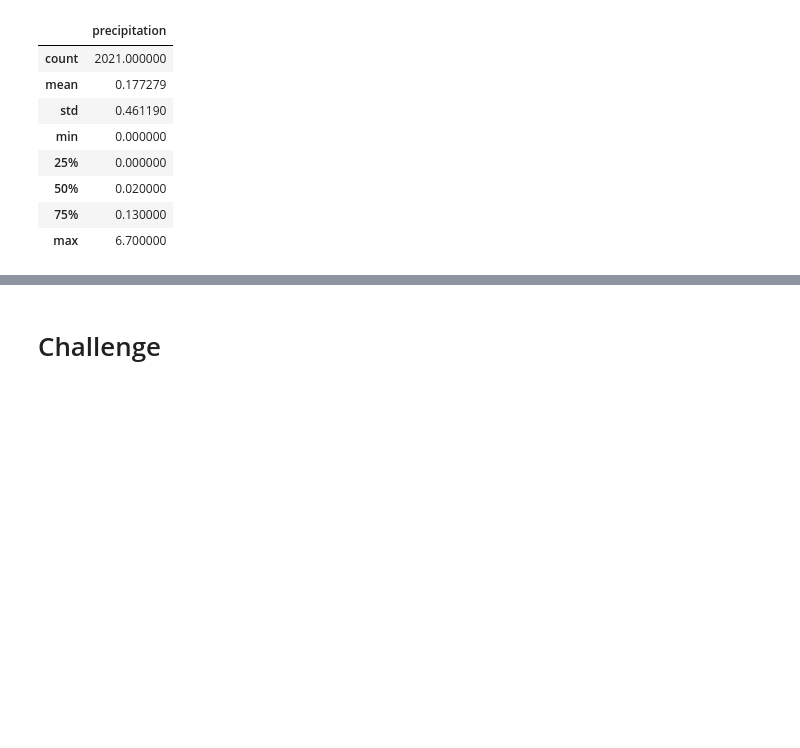
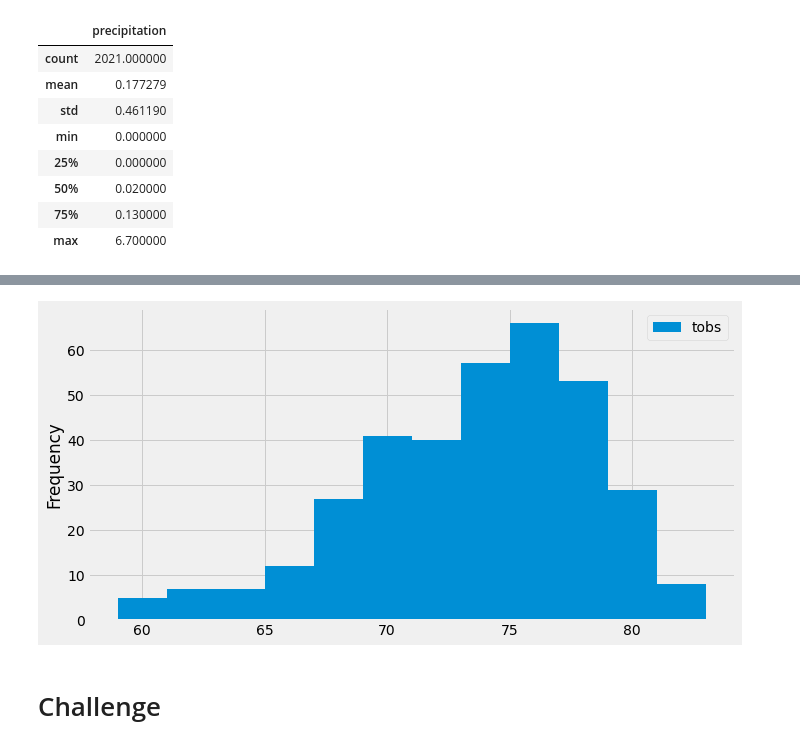
Before and after one commit to zkt2018/surfs_up, a Jupyter notebook: climate_analysis.ipynb, the cells around one changed output, grey strips where cells are left out. Drawn from its saved outputs; the diff is of its cells as text; code cells hidden in the pictures; blank space fills up the shorter version.

Commit message:
Adding temp dataframe and plot

```diff
--- a/climate_analysis.ipynb
+++ b/climate_analysis.ipynb
@@ -123,3 +157,14 @@ df.describe()
 # %%
 # Choose the station with the highest number of temperature observations.
 # Query the last 12 months of temperature observation data for this station and plot the results as a histogram
+#session.query(Measurement.tobs)
+
+# Filter out all stations exept the most active one
+#results = session.query(Measurement.tobs).\
+#filter(Measurement.station == 'USC00519281')
+
+# Adding another filter to consider only the most recent year and save all results as a list
+results = session.query(Measurement.tobs).\
+filter(Measurement.station == 'USC00519281').\
+filter(Measurement.date >= prev_year).all()
+print(results)
@@ -125,0 +173,4 @@ df.describe()
+# %%
+# Convert data to a dataframe
+df = pd.DataFrame(results, columns=['tobs'])
+print(df.to_string(index=False))
@@ -126,3 +195,11 @@ df.describe()
+# %%
+# Create a histogram and divide temperature observations into 12 (an optional number usually between 5 and 20) different bins.
+
+df.plot.hist(bins=12, figsize=(10,5))
+#df.plot.hist(bins=20, figsize=(10,5))
+plt.tight_layout()
+# %% [output]
+[figure, added]
 # %%
 # Write a function called `calc_temps` that will accept start date and end date in the format '%Y-%m-%d'
 # and return the minimum, average, and maximum temperatures for that range of dates
```
Also changed, not shown: parts of 6 cells of this notebook.
